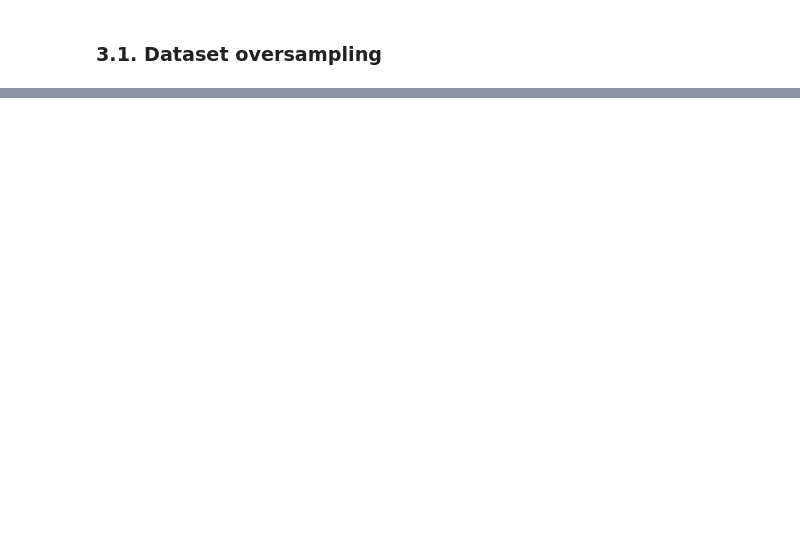
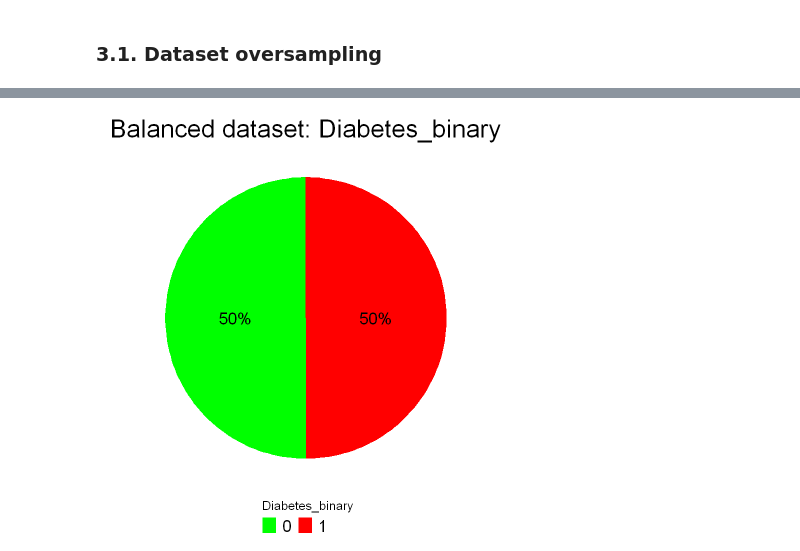
Before and after one commit to DucTrung1802/DS, a Jupyter notebook: GLM_Report/diabetes_analysis_upgrade.ipynb, the cells around one changed output, grey strips where cells are left out. Cells and saved outputs as stored; diff of their text form; code cells hidden in the pictures; blank space fills up the shorter version.

```diff
--- a/GLM_Report/diabetes_analysis_upgrade.ipynb
+++ b/GLM_Report/diabetes_analysis_upgrade.ipynb
@@ -266,0 +266,4 @@ print(pie_chart)
+# %%
+balanced_df <- ovun.sample(Diabetes_binary ~  ., data = df,
+                                  p = 0.5, seed = 123,
+                                  method = "over")$data
@@ -266,0 +297,4 @@ print(pie_chart)
+# %%
+plot_binary_distribution(balanced_df, "Diabetes_binary", "Balanced dataset: Diabetes_binary")
+# %% [output]
+[figure, added]
```
Also changed, not shown: parts of 8 cells of this notebook.
